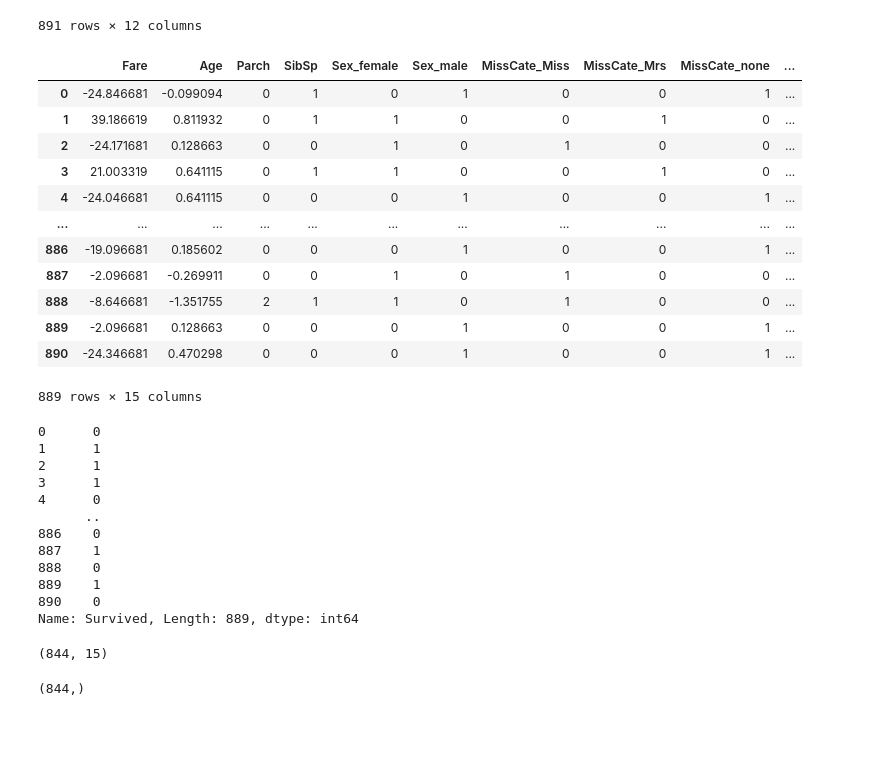
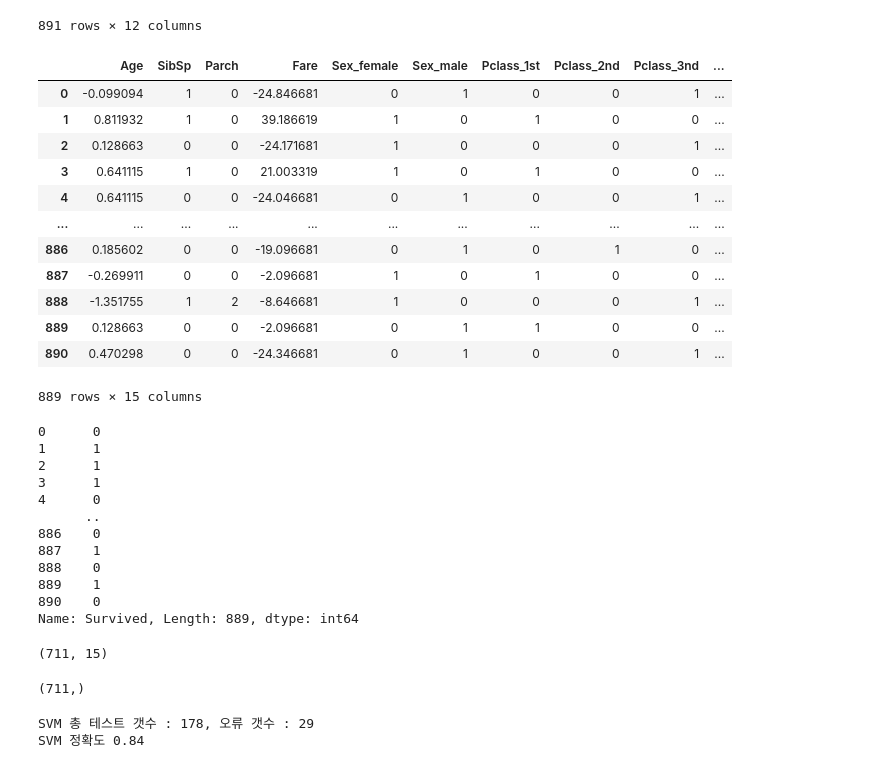
Before and after one commit to hrdkdh/kaggle, a Jupyter notebook: titanic/prediction_titanic_by_dnn.ipynb, the cells around one changed output. Drawn from its saved outputs; the diff is of its cells as text; code cells hidden in the pictures; blank space fills up the shorter version.

```diff
--- a/titanic/prediction_titanic_by_dnn.ipynb
+++ b/titanic/prediction_titanic_by_dnn.ipynb
@@ -10,11 +10,15 @@ from sklearn.model_selection import train_test_split
 
 pd.set_option("mode.chained_assignment",  None) # <==== 판다스 경고를 끈다
 
+ageNaFill = "zero"
+
 #필요행만 선택 and 전처리
 def preProcessing(df, ageNaFill="zero", dropna=True, cate="train"):
     df = df.astype({"Pclass":"str"})
     df = df.replace({"Pclass" : {"1":"1st", "2":"2nd", "3":"3nd"}})
-    if ageNaFill:
+    if ageNaFill=="none":
+        pass
+    elif ageNaFill=="zero":
         #age가 없는 사람은 0으로 채워준다
         df["Age"] = df["Age"].fillna(0.00)
     elif ageNaFill=="mean":
@@ -71,24 +75,24 @@ display(df)
 891 rows × 12 columns
 # %%
 #데이터셋 분리
-org_data = preProcessing(df, ageNaFill="mean")
+org_data = preProcessing(df, ageNaFill=ageNaFill)
 x = org_data.drop("Survived", axis=1)
 y = org_data["Survived"]
 display(x)
 display(y)
 # %% [output]
-|  | Fare | Age | Parch | SibSp | Sex_female | Sex_male | MissCate_Miss | MissCate_Mrs | MissCate_none | ... |
-| 0 | -24.846681 | -0.099094 | 0 | 1 | 0 | 1 | 0 | 0 | 1 | ... |
-| 1 | 39.186619 | 0.811932 | 0 | 1 | 1 | 0 | 0 | 1 | 0 | ... |
-| 2 | -24.171681 | 0.128663 | 0 | 0 | 1 | 0 | 1 | 0 | 0 | ... |
-| 3 | 21.003319 | 0.641115 | 0 | 1 | 1 | 0 | 0 | 1 | 0 | ... |
-| 4 | -24.046681 | 0.641115 | 0 | 0 | 0 | 1 | 0 | 0 | 1 | ... |
+|  | Age | SibSp | Parch | Fare | Sex_female | Sex_male | Pclass_1st | Pclass_2nd | Pclass_3nd | ... |
+| 0 | -0.099094 | 1 | 0 | -24.846681 | 0 | 1 | 0 | 0 | 1 | ... |
+| 1 | 0.811932 | 1 | 0 | 39.186619 | 1 | 0 | 1 | 0 | 0 | ... |
+| 2 | 0.128663 | 0 | 0 | -24.171681 | 1 | 0 | 0 | 0 | 1 | ... |
+| 3 | 0.641115 | 1 | 0 | 21.003319 | 1 | 0 | 1 | 0 | 0 | ... |
+| 4 | 0.641115 | 0 | 0 | -24.046681 | 0 | 1 | 0 | 0 | 1 | ... |
 | ... | ... | ... | ... | ... | ... | ... | ... | ... | ... | ... |
-| 886 | -19.096681 | 0.185602 | 0 | 0 | 0 | 1 | 0 | 0 | 1 | ... |
-| 887 | -2.096681 | -0.269911 | 0 | 0 | 1 | 0 | 1 | 0 | 0 | ... |
-| 888 | -8.646681 | -1.351755 | 2 | 1 | 1 | 0 | 1 | 0 | 0 | ... |
-| 889 | -2.096681 | 0.128663 | 0 | 0 | 0 | 1 | 0 | 0 | 1 | ... |
-| 890 | -24.346681 | 0.470298 | 0 | 0 | 0 | 1 | 0 | 0 | 1 | ... |
+| 886 | 0.185602 | 0 | 0 | -19.096681 | 0 | 1 | 0 | 1 | 0 | ... |
+| 887 | -0.269911 | 0 | 0 | -2.096681 | 1 | 0 | 1 | 0 | 0 | ... |
+| 888 | -1.351755 | 1 | 2 | -8.646681 | 1 | 0 | 0 | 0 | 1 | ... |
+| 889 | 0.128663 | 0 | 0 | -2.096681 | 0 | 1 | 1 | 0 | 0 | ... |
+| 890 | 0.470298 | 0 | 0 | -24.346681 | 0 | 1 | 0 | 0 | 1 | ... |
 889 rows × 15 columns
 0      0
 1      1
@@ -103,14 +107,28 @@ display(y)
 890    0
 Name: Survived, Length: 889, dtype: int64
 # %%
-x_train, x_test, y_train, y_test = train_test_split(x, y, test_size=0.05, shuffle=True, random_state=34)
+x_train, x_test, y_train, y_test = train_test_split(x, y, test_size=0.2, shuffle=True, random_state=34)
 x_train, x_test, y_train, y_test = x_train.to_numpy(), x_test.to_numpy(), y_train.to_numpy(), y_test.to_numpy()
 
 display(x_train.shape)
 display(y_train.shape)
 # %% [output]
-(844, 15)
+(711, 15)
-(844,)
+(711,)
+# %%
+from sklearn.svm import SVC
+from sklearn.metrics import accuracy_score
+from sklearn.linear_model import LogisticRegression
+from sklearn.linear_model import LinearRegression
+
+ml = SVC(kernel="linear", C=1.0, random_state=0)
+ml.fit(x_train, y_train)
+y_pred = ml.predict(x_test)
+print("SVM 총 테스트 갯수 : %d, 오류 갯수 : %d" %(len(y_test), (y_test != y_pred).sum()))
+print("SVM 정확도 %.2f" %accuracy_score(y_test, y_pred))
+# %% [output]
+SVM 총 테스트 갯수 : 178, 오류 갯수 : 29
+SVM 정확도 0.84
 # %%
 # 네트워크 구조 정의. VGG를 차용하여 조금 수정함
 class_counts = 2
```
Also changed, not shown: parts of 4 cells of this notebook, 1 other file.
